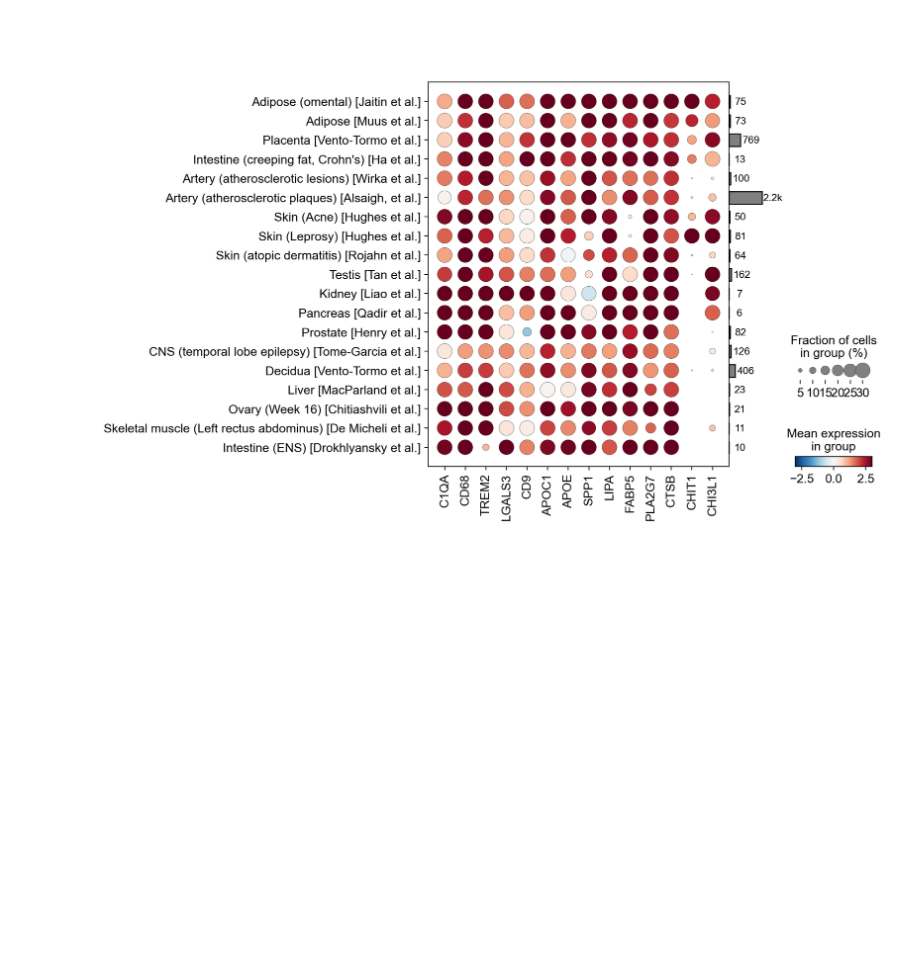
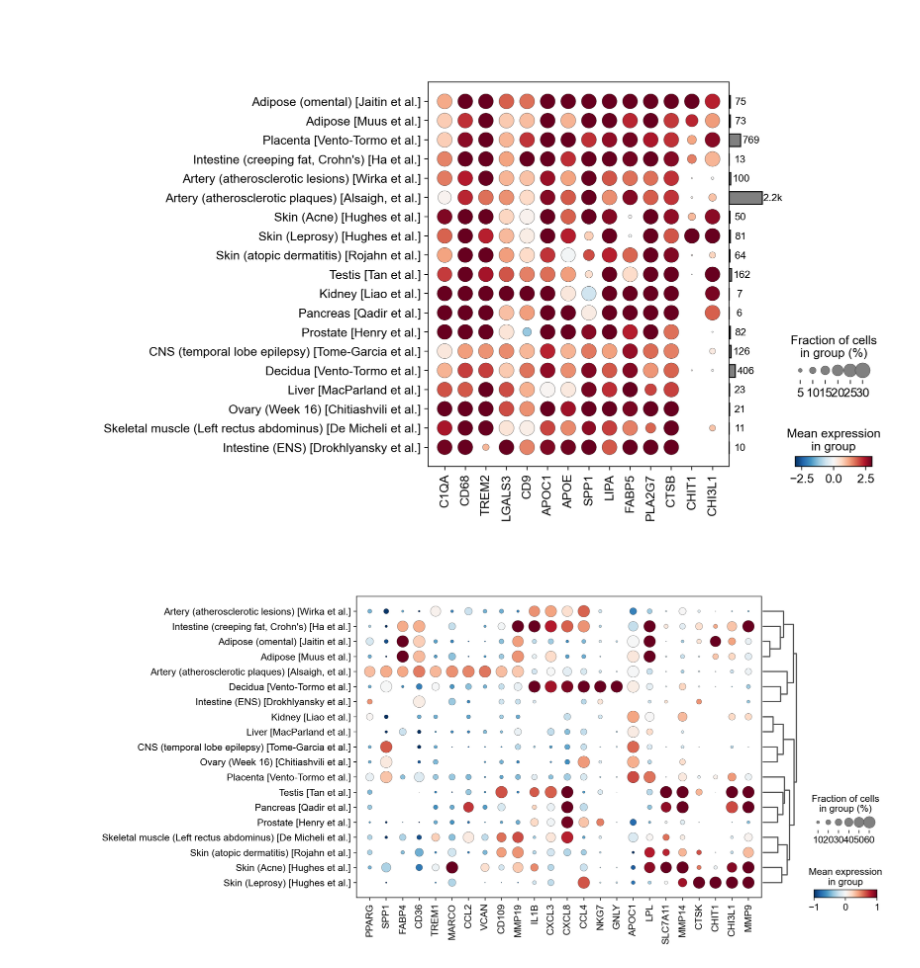
Before and after one commit to broadinstitute/gtex-single-nucleus-reference, a Jupyter notebook: Figure_3/LAMs/02-LAM-expression-dotplot.ipynb, the cells around one changed output. Saved outputs shown, nothing was run; the diff lists cells and outputs as text; code cells hidden in the pictures; blank space fills up the shorter version.

```diff
--- a/Figure_3/LAMs/02-LAM-expression-dotplot.ipynb
+++ b/Figure_3/LAMs/02-LAM-expression-dotplot.ipynb
@@ -152,3 +152,13 @@ f = sc.pl.dotplot(small_lamdb,
 f.add_totals(color='grey')
 # %% [output]
 [figure]
+# %%
+lam_markers = sorted(set(['PPARG', 'CHIT1', 'CHI3L1', 'LPL', 'TREM1', 'GNLY', 'SLC7A11', 'FABP4', 'MMP19', 'MMP14', 'CCL4', 'VCAN', 'CCL2', 'MARCO', 'SPP1', 'APOC1', 'NKG7', 'IL1B', 'CXCL3', 'CD36', 'MMP19', 'CD109', 'CTSK', 'CXCL8', 'CD109', 'MMP9']))
+# %%
+idx = sort_by_correlation(small_lamdb[:, lam_markers].X.A, rows=False, method='ward', metric='euclidean')
+lam_markers = np.array(lam_markers)[idx]
+# %%
+sc.tl.dendrogram(small_lamdb, 'study_desc', cor_method='spearman', linkage_method='ward')
+sc.pl.dotplot(small_lamdb, lam_markers, 'study_desc', layer='scaled', cmap='RdBu_r', vmin=-1., vmax=1., dot_max=.6, dendrogram=True)
+# %% [output]
+[figure, added]
```
